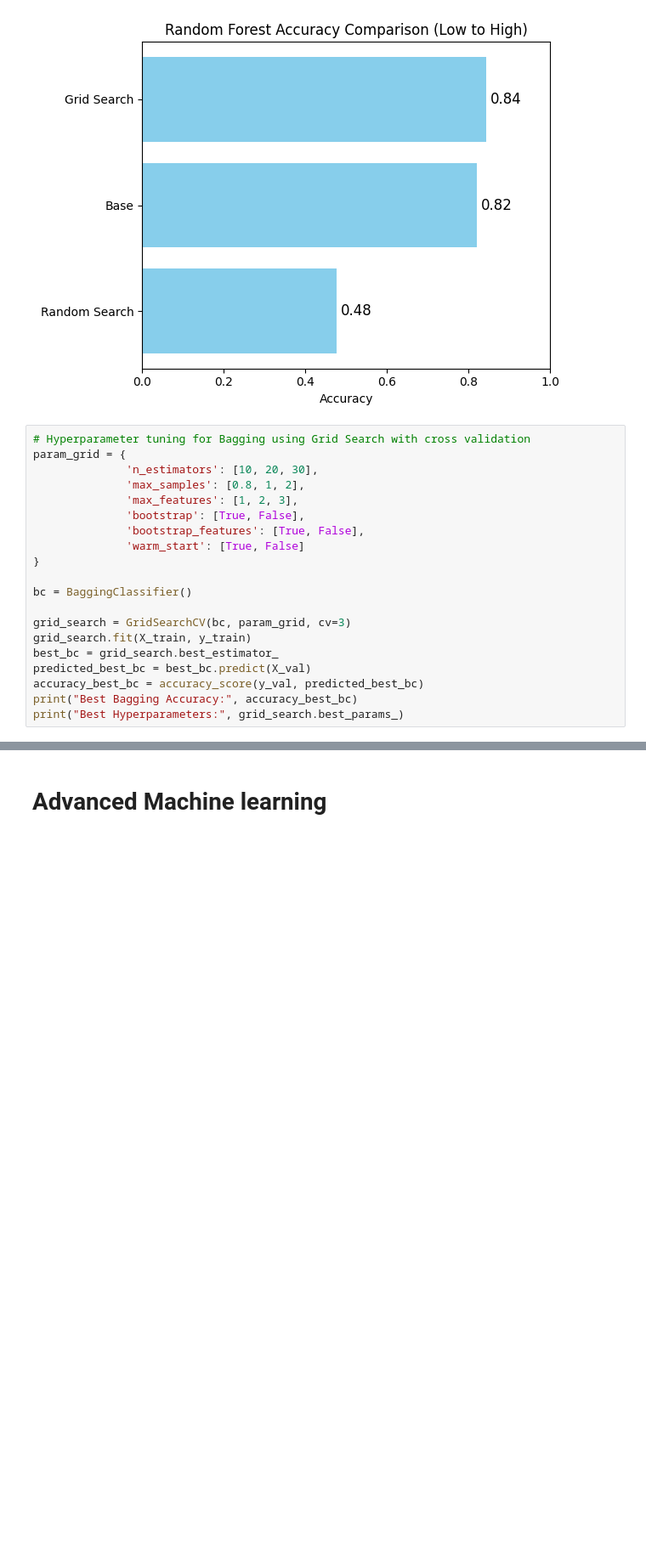
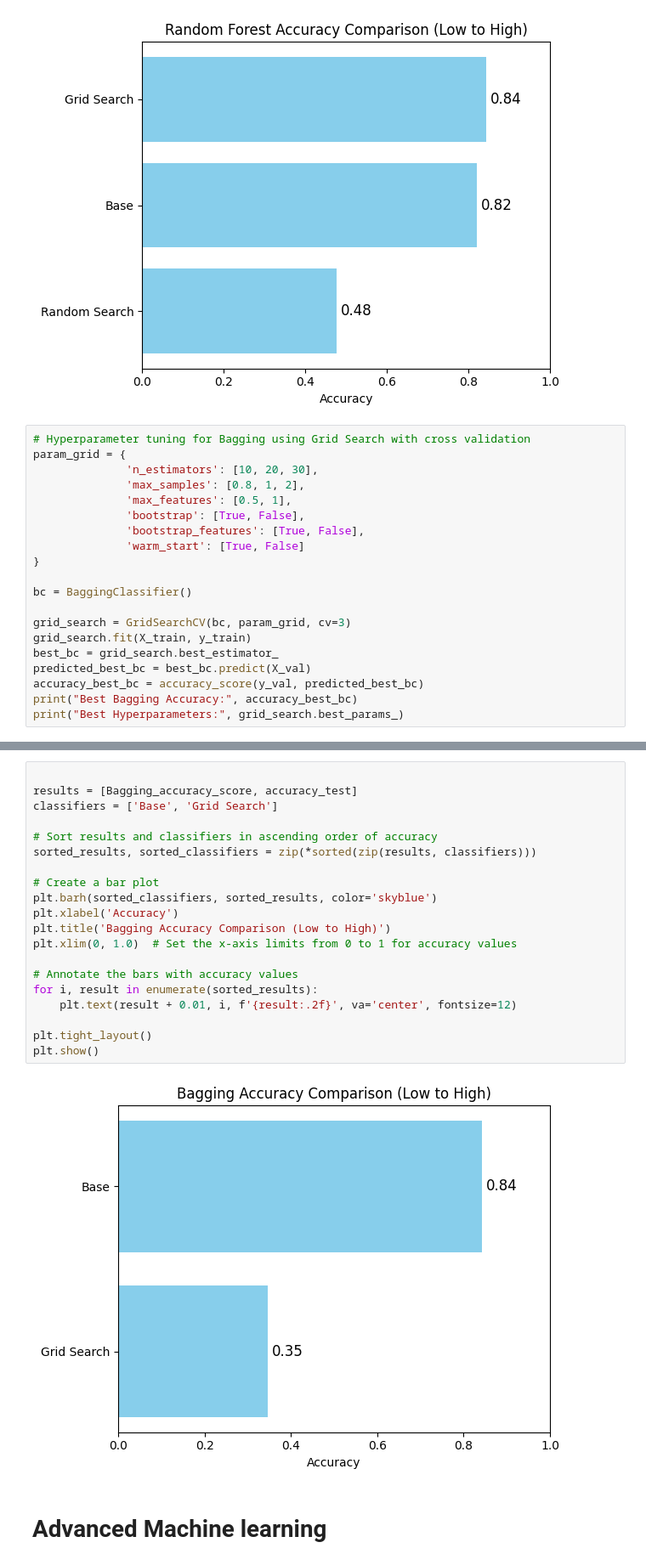
Before and after one commit to sofiaamartinezz/IS_Seminar2, a Jupyter notebook: assignment.ipynb, the cells around one changed output, grey strips where cells are left out. Shown at 85% size. Saved outputs shown, nothing was run; the diff lists cells and outputs as text; blank space fills up the shorter version.

Commit message:
begin datasize tests

```diff
--- a/assignment.ipynb
+++ b/assignment.ipynb
@@ -557,7 +591,7 @@ plt.show()
 param_grid = {
               'n_estimators': [10, 20, 30],
               'max_samples': [0.8, 1, 2],
-              'max_features': [1, 2, 3],
+              'max_features': [0.5, 1],
               'bootstrap': [True, False],
               'bootstrap_features': [True, False],
               'warm_start': [True, False]
@@ -585,3 +618,25 @@ Accuracy en conjunto de prueba: 0.3373333333333333
+# %%
+
+results = [Bagging_accuracy_score, accuracy_test]
+classifiers = ['Base', 'Grid Search']
+
+# Sort results and classifiers in ascending order of accuracy
+sorted_results, sorted_classifiers = zip(*sorted(zip(results, classifiers)))
+
+# Create a bar plot
+plt.barh(sorted_classifiers, sorted_results, color='skyblue')
+plt.xlabel('Accuracy')
+plt.title('Bagging Accuracy Comparison (Low to High)')
+plt.xlim(0, 1.0)  # Set the x-axis limits from 0 to 1 for accuracy values
+
+# Annotate the bars with accuracy values
+for i, result in enumerate(sorted_results):
+    plt.text(result + 0.01, i, f'{result:.2f}', va='center', fontsize=12)
+
+plt.tight_layout()
+plt.show()
+# %% [output]
+[figure, added]
 # %% [markdown]
 # Advanced Machine learning
 # %%
```
Also changed, not shown: parts of 5 cells of this notebook, 1 other file.
